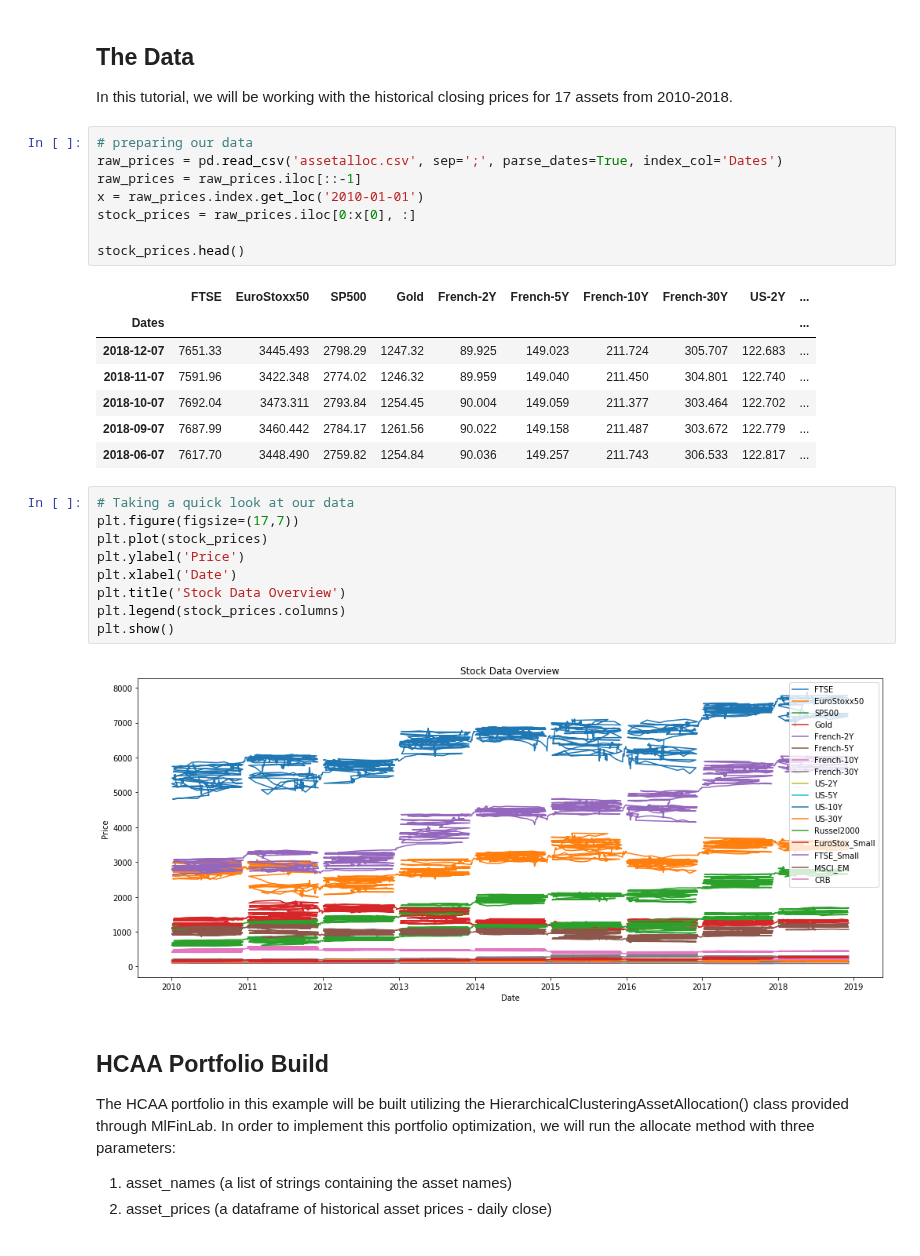
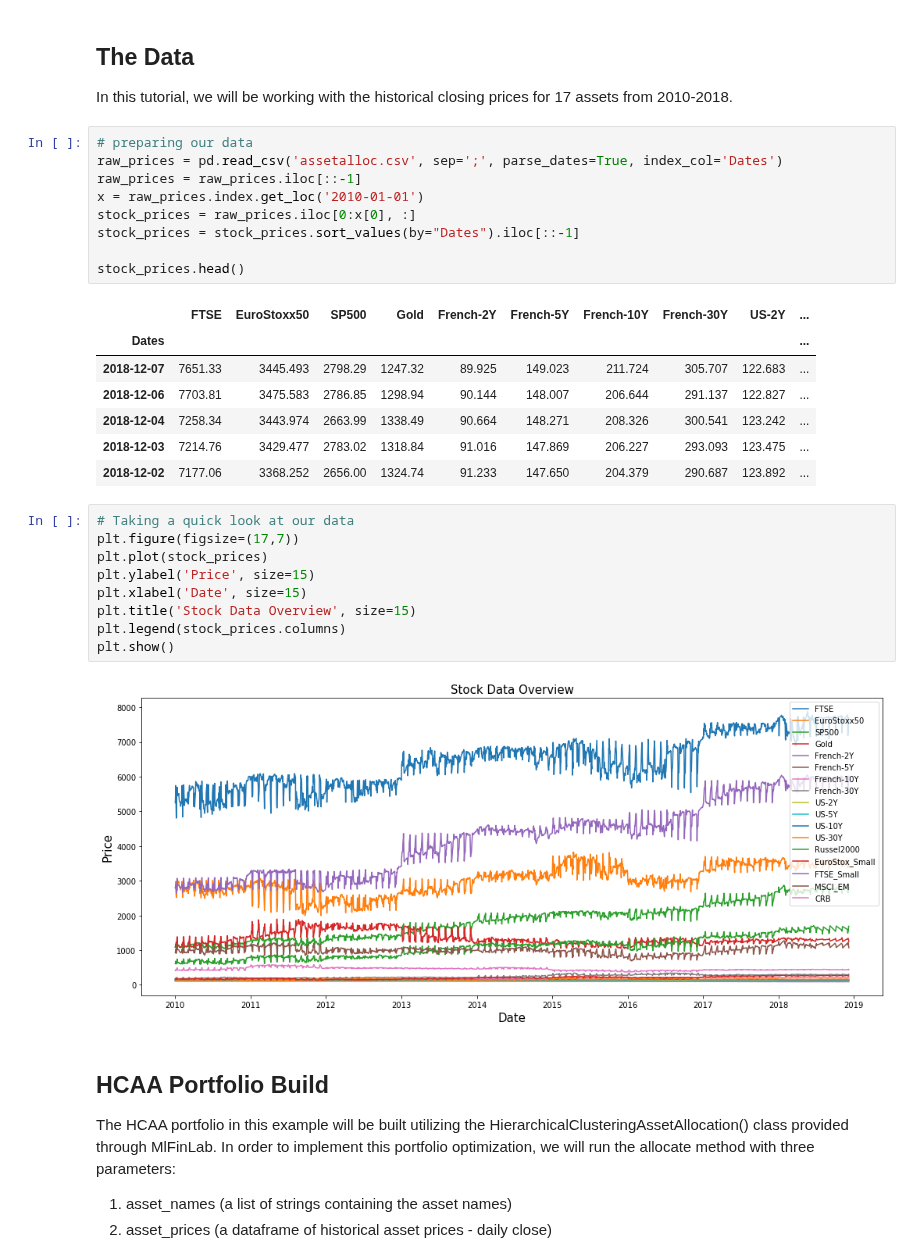
Before and after one commit to tzw101/research, a Jupyter notebook: Portfolio Optimisation Tutorials/HCAA & HRP Comparison/HCAA_HRP_comparison.ipynb, the cells around one changed output. Saved outputs shown, nothing was run; the diff lists cells and outputs as text.

```diff
--- a/Portfolio Optimisation Tutorials/HCAA & HRP Comparison/HCAA_HRP_comparison.ipynb
+++ b/Portfolio Optimisation Tutorials/HCAA & HRP Comparison/HCAA_HRP_comparison.ipynb
@@ -44,27 +44,28 @@ raw_prices = pd.read_csv('assetalloc.csv', sep=';', parse_dates=True, index_col=
 raw_prices = raw_prices.iloc[::-1]
 x = raw_prices.index.get_loc('2010-01-01')
 stock_prices = raw_prices.iloc[0:x[0], :]
+stock_prices = stock_prices.sort_values(by="Dates").iloc[::-1]
 
 stock_prices.head()
 # %% [output]
 |  | FTSE | EuroStoxx50 | SP500 | Gold | French-2Y | French-5Y | French-10Y | French-30Y | US-2Y | ... |
 | Dates |  |  |  |  |  |  |  |  |  | ... |
 | 2018-12-07 | 7651.33 | 3445.493 | 2798.29 | 1247.32 | 89.925 | 149.023 | 211.724 | 305.707 | 122.683 | ... |
-| 2018-11-07 | 7591.96 | 3422.348 | 2774.02 | 1246.32 | 89.959 | 149.040 | 211.450 | 304.801 | 122.740 | ... |
-| 2018-10-07 | 7692.04 | 3473.311 | 2793.84 | 1254.45 | 90.004 | 149.059 | 211.377 | 303.464 | 122.702 | ... |
-| 2018-09-07 | 7687.99 | 3460.442 | 2784.17 | 1261.56 | 90.022 | 149.158 | 211.487 | 303.672 | 122.779 | ... |
-| 2018-06-07 | 7617.70 | 3448.490 | 2759.82 | 1254.84 | 90.036 | 149.257 | 211.743 | 306.533 | 122.817 | ... |
+| 2018-12-06 | 7703.81 | 3475.583 | 2786.85 | 1298.94 | 90.144 | 148.007 | 206.644 | 291.137 | 122.827 | ... |
+| 2018-12-04 | 7258.34 | 3443.974 | 2663.99 | 1338.49 | 90.664 | 148.271 | 208.326 | 300.541 | 123.242 | ... |
+| 2018-12-03 | 7214.76 | 3429.477 | 2783.02 | 1318.84 | 91.016 | 147.869 | 206.227 | 293.093 | 123.475 | ... |
+| 2018-12-02 | 7177.06 | 3368.252 | 2656.00 | 1324.74 | 91.233 | 147.650 | 204.379 | 290.687 | 123.892 | ... |
 # %%
 # Taking a quick look at our data
 plt.figure(figsize=(17,7))
 plt.plot(stock_prices)
-plt.ylabel('Price')
-plt.xlabel('Date')
-plt.title('Stock Data Overview')
+plt.ylabel('Price', size=15)
+plt.xlabel('Date', size=15)
+plt.title('Stock Data Overview', size=15)
 plt.legend(stock_prices.columns)
 plt.show()
 # %% [output]
-[figure, old version]
+[figure, new version]
 # %% [markdown]
 ## HCAA Portfolio Build
 
```
Also changed, not shown: parts of 6 cells of this notebook.
